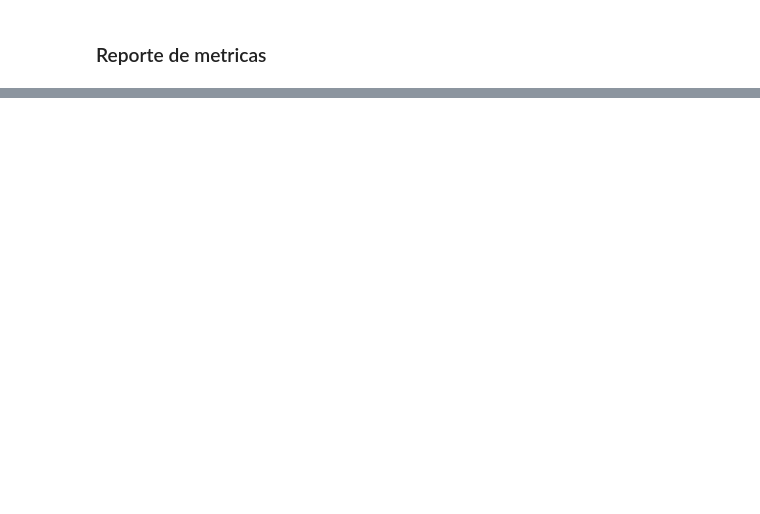
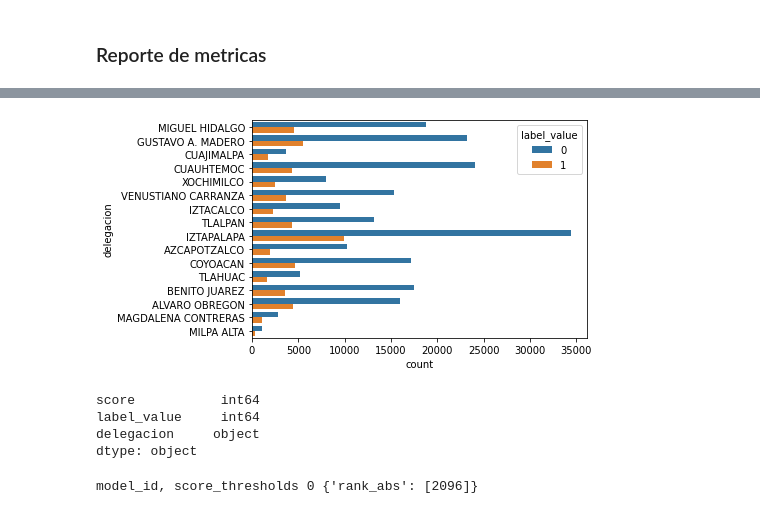
Before and after one commit to YusuriAR/Incidentes_c5, a Jupyter notebook: notebooks/EvaluacionModelo&SesgoInequidad.ipynb, the cells around one changed output, grey strips where cells are left out. Cells and saved outputs as stored; diff of their text form; code cells hidden in the pictures; blank space fills up the shorter version.

```diff
--- a/notebooks/EvaluacionModelo&SesgoInequidad.ipynb
+++ b/notebooks/EvaluacionModelo&SesgoInequidad.ipynb
@@ -124,0 +160,16 @@ metrics_report
+# %%
+by_delegacion = sns.countplot(y="delegacion", hue="label_value", data=c5_aeq)
+# %% [output]
+[figure, added]
+# %%
+c5_aeq.dtypes
+# %% [output]
+score           int64
+label_value     int64
+delegacion     object
+dtype: object
+# %%
+g = Group()
+xtab, attrbs = g.get_crosstabs(c5_aeq)
+# %% [output]
+model_id, score_thresholds 0 {'rank_abs': [2096]}
```
Also changed, not shown: parts of 48 cells of this notebook.
